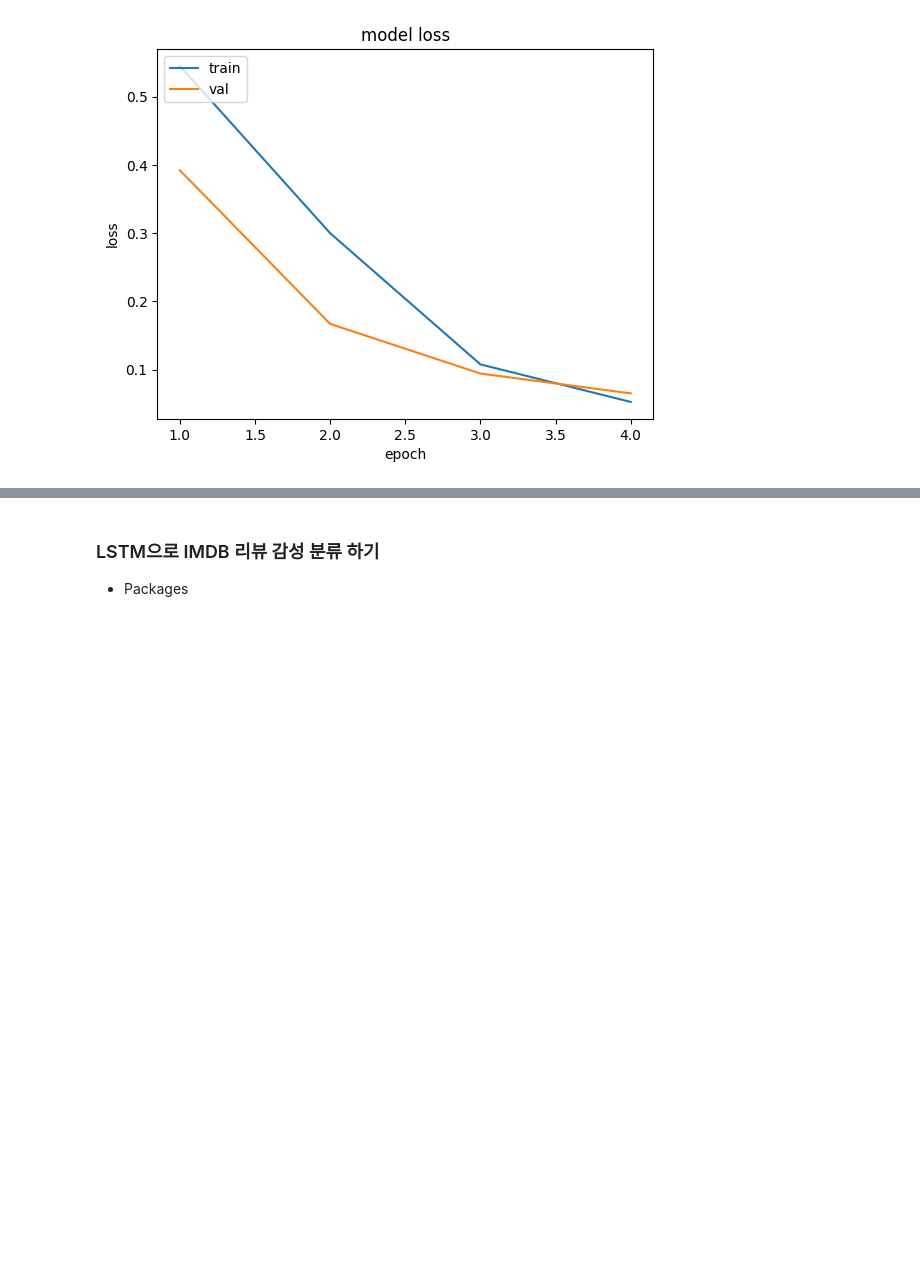
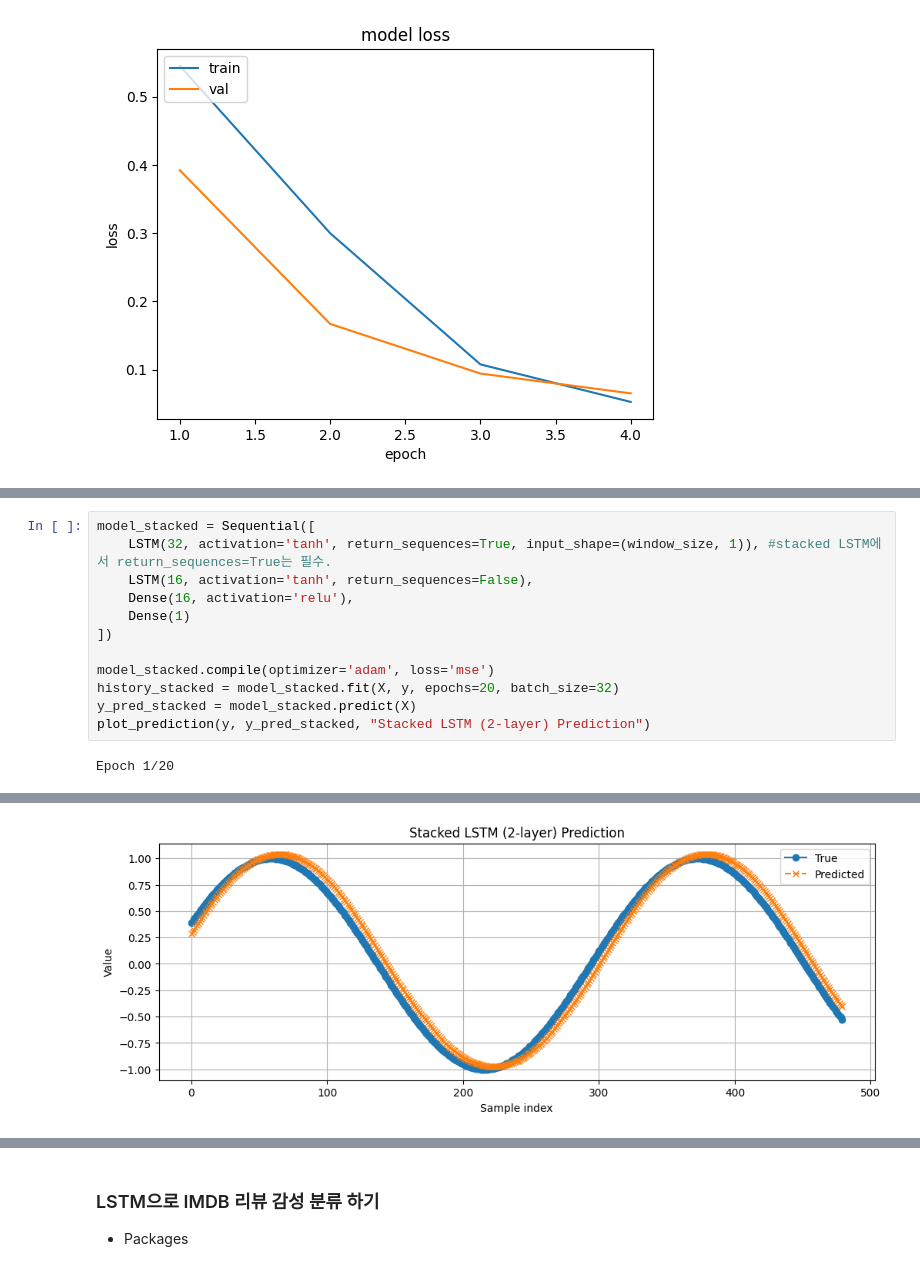
Before and after one commit to Youngpyoryu/Lecture_Note, a Jupyter notebook: 딥러닝/언어인지/Recurrent_neural_network_실습.ipynb, the cells around one changed output, grey strips where cells are left out. Drawn from its saved outputs; the diff is of its cells as text; blank space fills up the shorter version.

```diff
--- a/딥러닝/언어인지/Recurrent_neural_network_실습.ipynb
+++ b/딥러닝/언어인지/Recurrent_neural_network_실습.ipynb
@@ -1364,0 +1805,14 @@ plt.show()
+# %%
+model_stacked = Sequential([
+    LSTM(32, activation='tanh', return_sequences=True, input_shape=(window_size, 1)), #stacked LSTM에서 return_sequences=True는 필수.
+    LSTM(16, activation='tanh', return_sequences=False),
+    Dense(16, activation='relu'),
+    Dense(1)
+])
+
+model_stacked.compile(optimizer='adam', loss='mse')
+history_stacked = model_stacked.fit(X, y, epochs=20, batch_size=32)
+y_pred_stacked = model_stacked.predict(X)
+plot_prediction(y, y_pred_stacked, "Stacked LSTM (2-layer) Prediction")
+# %% [output]
+Epoch 1/20
@@ -1364,0 +1836 @@ plt.show()
+[figure, added]
```
Also changed, not shown: parts of 91 cells of this notebook.
